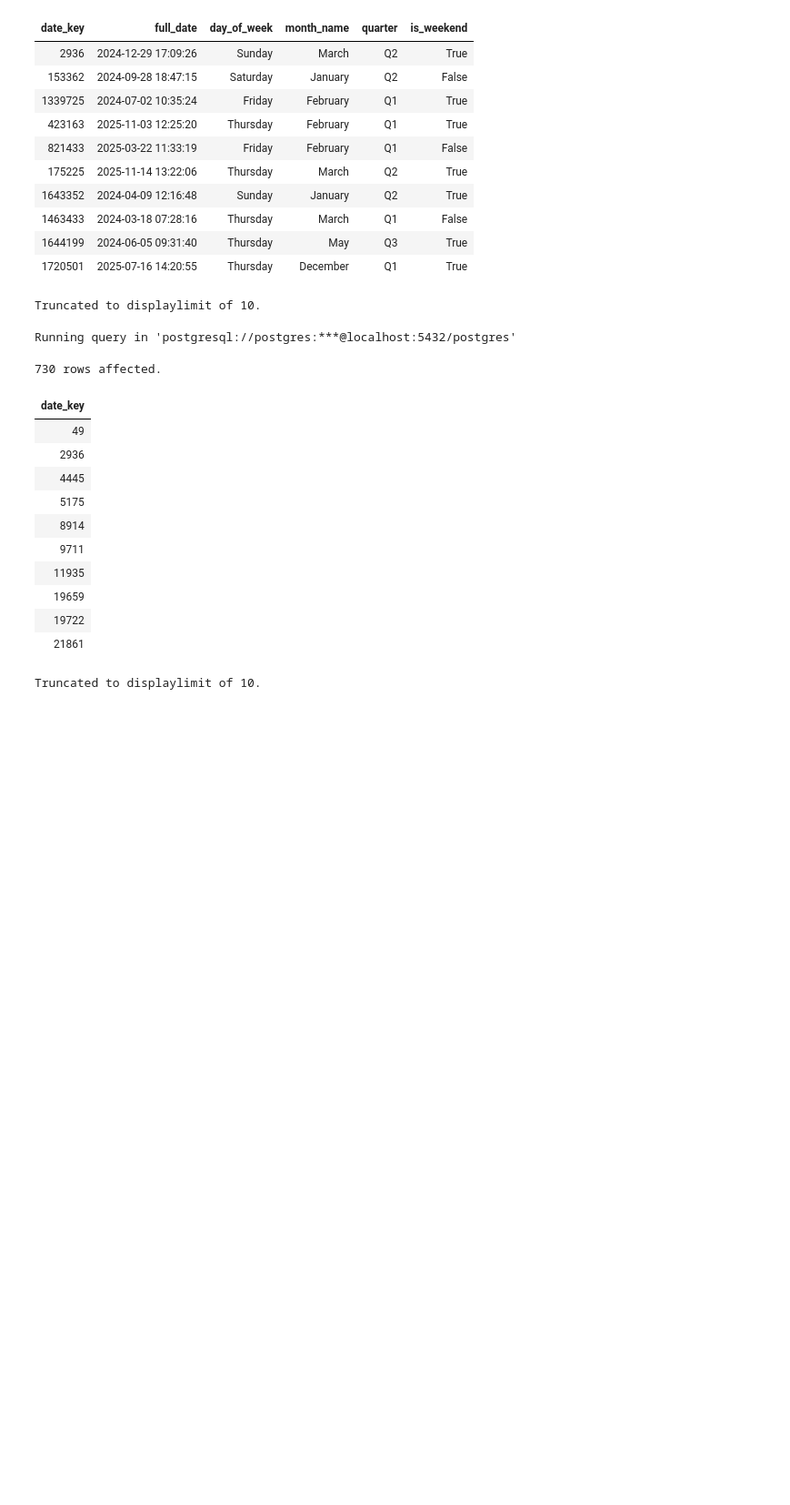
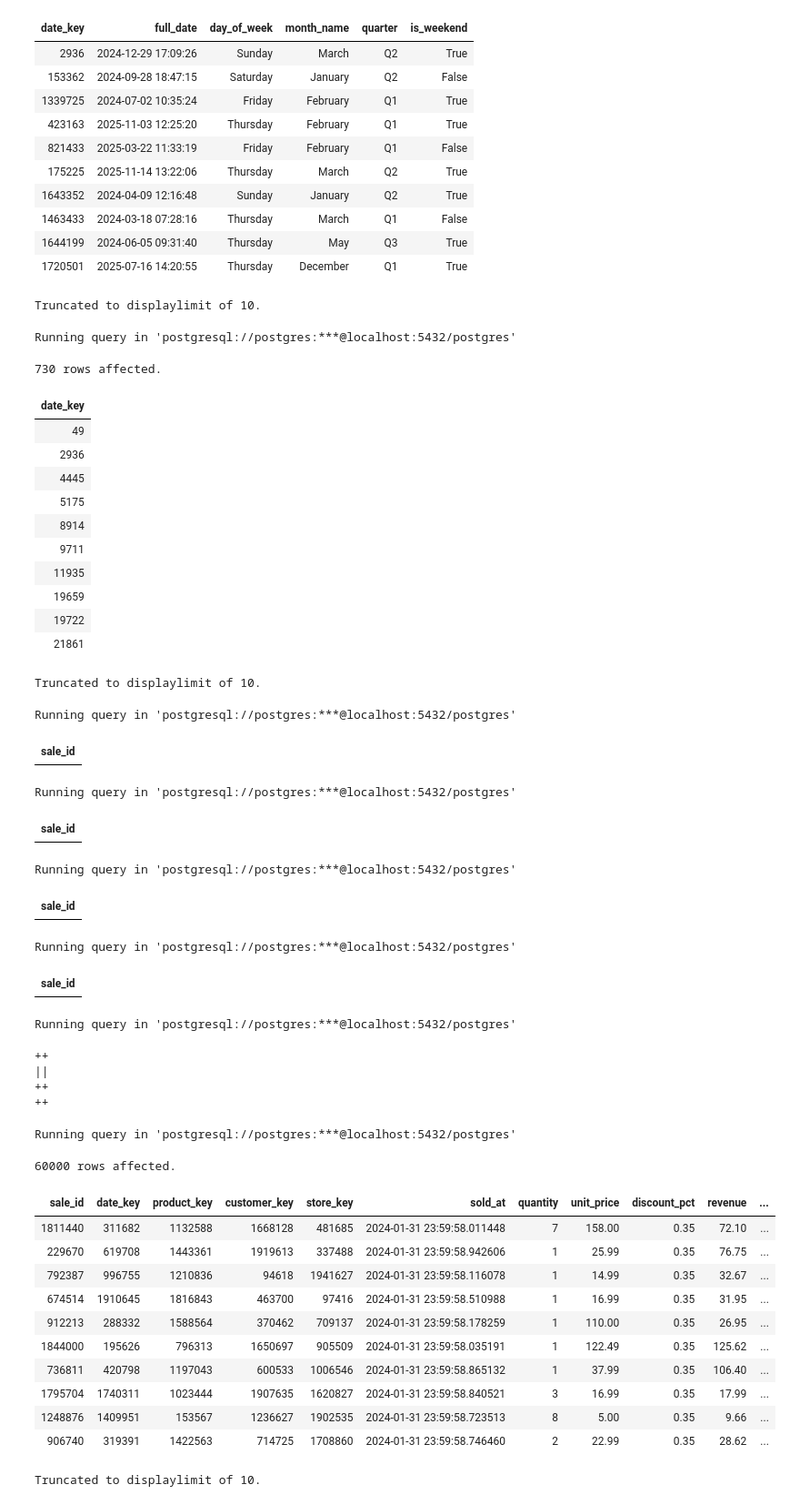
Before and after one commit to Retail-Analytical-Platform/Retail-Analytics-Data, a Jupyter notebook: src/main.ipynb, the cells around one changed output. Shown at 91% size. Cells and saved outputs as stored; diff of their text form; code cells hidden in the pictures; blank space fills up the shorter version.

```diff
--- a/src/main.ipynb
+++ b/src/main.ipynb
@@ -54,6 +54,59 @@ Running query in 'postgresql://postgres:***@localhost:5432/postgres'
 Truncated to displaylimit of 10.
 # %%
 %%sql
-SELECT s.sale_id
-FROM fact_sales s
-LEFT JOIN dim_customer c on s.customer =
+SELECT f.sale_id FROM fact_sales f LEFT JOIN dim_customer c ON f.customer_key = c.customer_key WHERE c.customer_key IS NULL;
+# %% [output]
+Running query in 'postgresql://postgres:***@localhost:5432/postgres'
+| sale_id |
+# %%
+%%sql
+SELECT f.sale_id FROM fact_sales f LEFT JOIN dim_date d ON f.date_key = d.date_key WHERE d.date_key IS NULL;
+# %% [output]
+Running query in 'postgresql://postgres:***@localhost:5432/postgres'
+| sale_id |
+# %%
+%%sql
+SELECT f.sale_id FROM fact_sales f LEFT JOIN dim_product p ON f.product_key = p.product_key WHERE p.product_key IS NULL;
+# %% [output]
+Running query in 'postgresql://postgres:***@localhost:5432/postgres'
+| sale_id |
+# %%
+%%sql
+SELECT f.sale_id FROM fact_sales f LEFT JOIN dim_store s ON f.store_key = s.store_key WHERE s.store_key IS NULL;
+# %% [output]
+Running query in 'postgresql://postgres:***@localhost:5432/postgres'
+| sale_id |
+# %%
+%%sql
+CREATE OR REPLACE VIEW fact_sales_clean AS
+SELECT
+    f.sale_id, f.date_key, f.product_key, f.customer_key, f.store_key,
+    f.sold_at, f.quantity, f.unit_price, f.discount_pct, f.revenue,
+    p.category, p.subcategory
+FROM fact_sales f
+JOIN dim_product p ON f.product_key = p.product_key;
+# %% [output]
+Running query in 'postgresql://postgres:***@localhost:5432/postgres'
+++
+||
+++
+++
+# %%
+%%sql
+SELECT *
+FROM fact_sales_clean
+# %% [output]
+Running query in 'postgresql://postgres:***@localhost:5432/postgres'
+60000 rows affected.
+| sale_id | date_key | product_key | customer_key | store_key | sold_at | quantity | unit_price | discount_pct | revenue | ... |
+| 1811440 | 311682 | 1132588 | 1668128 | 481685 | 2024-01-31 23:59:58.011448 | 7 | 158.00 | 0.35 | 72.10 | ... |
+| 229670 | 619708 | 1443361 | 1919613 | 337488 | 2024-01-31 23:59:58.942606 | 1 | 25.99 | 0.35 | 76.75 | ... |
+| 792387 | 996755 | 1210836 | 94618 | 1941627 | 2024-01-31 23:59:58.116078 | 1 | 14.99 | 0.35 | 32.67 | ... |
+| 674514 | 1910645 | 1816843 | 463700 | 97416 | 2024-01-31 23:59:58.510988 | 1 | 16.99 | 0.35 | 31.95 | ... |
+| 912213 | 288332 | 1588564 | 370462 | 709137 | 2024-01-31 23:59:58.178259 | 1 | 110.00 | 0.35 | 26.95 | ... |
+| 1844000 | 195626 | 796313 | 1650697 | 905509 | 2024-01-31 23:59:58.035191 | 1 | 122.49 | 0.35 | 125.62 | ... |
+| 736811 | 420798 | 1197043 | 600533 | 1006546 | 2024-01-31 23:59:58.865132 | 1 | 37.99 | 0.35 | 106.40 | ... |
+| 1795704 | 1740311 | 1023444 | 1907635 | 1620827 | 2024-01-31 23:59:58.840521 | 3 | 16.99 | 0.35 | 17.99 | ... |
+| 1248876 | 1409951 | 153567 | 1236627 | 1902535 | 2024-01-31 23:59:58.723513 | 8 | 5.00 | 0.35 | 9.66 | ... |
+| 906740 | 319391 | 1422563 | 714725 | 1708860 | 2024-01-31 23:59:58.746460 | 2 | 22.99 | 0.35 | 28.62 | ... |
+Truncated to displaylimit of 10.
```
Also changed, not shown: parts of 8 cells of this notebook.
